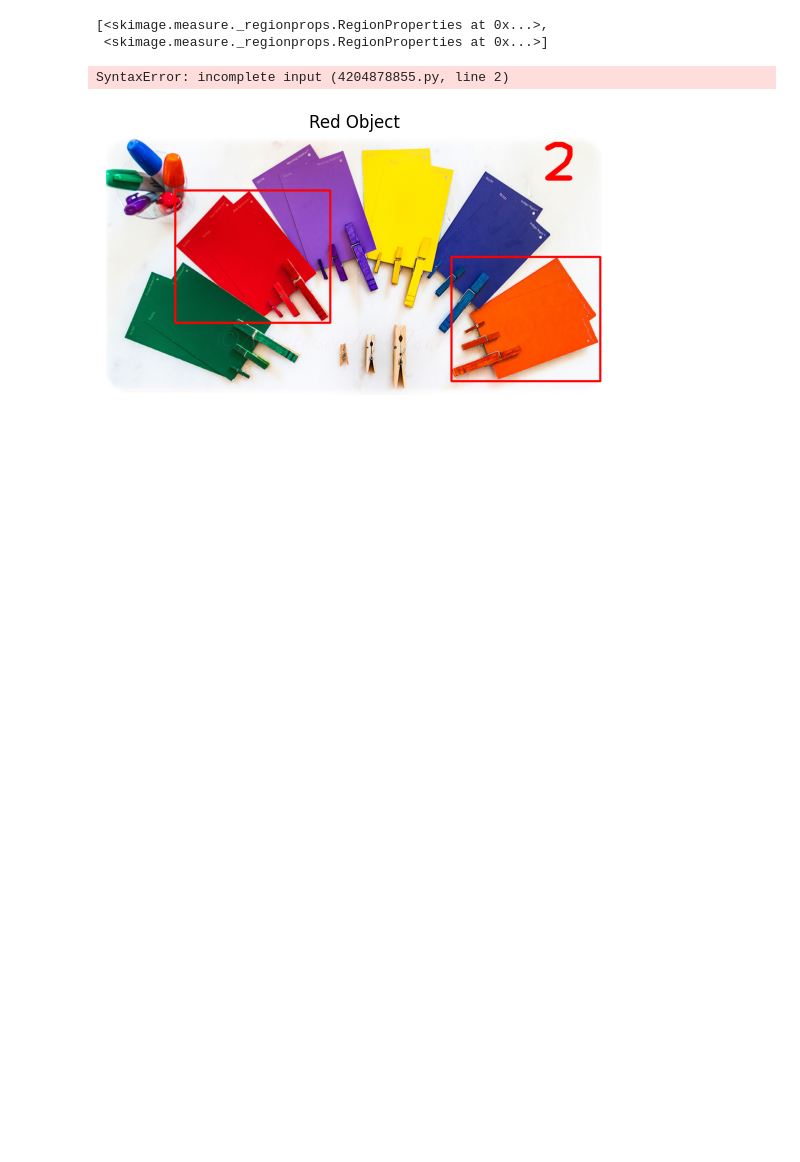
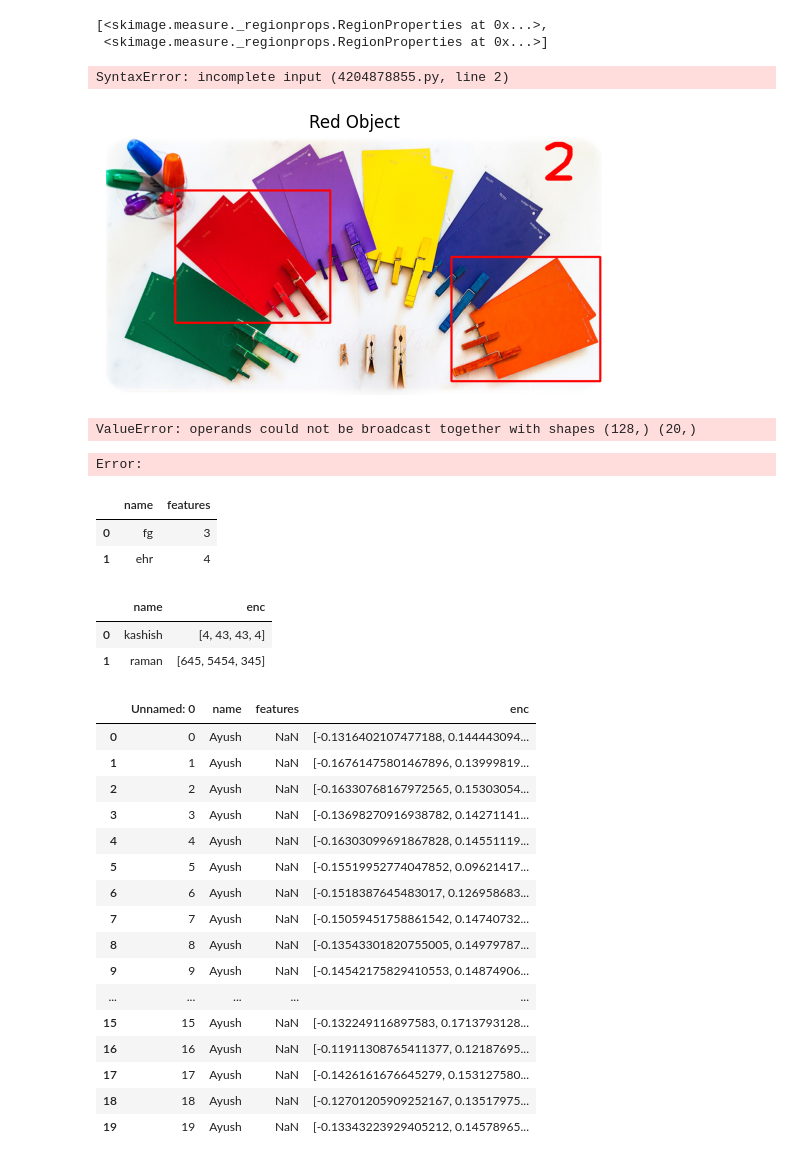
Before and after one commit to Ayush888-coder/piet_AI_7_23, a Jupyter notebook: day_11.ipynb, the cells around one changed output. Drawn from its saved outputs; the diff is of its cells as text; code cells hidden in the pictures; blank space fills up the shorter version.

Commit message:
face_registration

```diff
--- a/day_11.ipynb
+++ b/day_11.ipynb
@@ -263,0 +360,76 @@ vid.release()
+# %%
+#Face Registration
+import cv2
+import face_recognition as fr
+import pandas as pd
+fname='features.csv'
+try:
+    df=pd.read_csv(fname)
+except:
+    print('Face Database not found. Halt')
+    err=True
+else:
+    fd= cv2.CascadeClassifier(cv2.data.haarcascades +'haarcascade_frontalface_default.xml')
+    vid = cv2.VideoCapture(0)
+
+    while True:
+        ack,img=vid.read()
+        if ack:
+            faces=fd.detectMultiScale(img,1.2,10,minSize=(150,150))
+            if len(faces) == 1:
+                x,y,w,h = faces[0]
+                face_img = img[y:y+h, x:x+w , :].copy()
+                face_enc = fr.face_encodings(face_img)
+                if len(face_enc) == 1:
+                    for idx,val in enumerate(df['enc'].apply(lambda x:eval(x)))
+                    matches = fr.compare_faces(face_enc[0],df['enc'].apply(lambda x:eval(x)))
+                    match_ind = matches.index(True)
+                    name=df['name'][match_ind]
+                    cv2.putText(img,name,(150,150),
+                        cv2.FONT_HERSHEY_PLAIN,10,(0,0,255),10)
+            cv2.imshow('Preview',img)
+            key=cv2.waitKey(1)
+            if key==ord('x'):
+                break
+    cv2.destroyAllWindows(); cv2.waitKey(1)
+    vid.release()
+# %% [output]
+ValueError: operands could not be broadcast together with shapes (128,) (20,)
+Error:
+# %%
+import pandas as pd
+df=pd.DataFrame({'name':['fg','ehr'],'features':[3,4]})
+df
+# %% [output]
+|  | name | features |
+| 0 | fg | 3 |
+| 1 | ehr | 4 |
+# %%
+df1=pd.DataFrame({'name':['kashish','raman'],'enc':[[4,43,43,4,],[645,5454,345]]
+})
+df1
+# %% [output]
+|  | name | enc |
+| 0 | kashish | [4, 43, 43, 4] |
+| 1 | raman | [645, 5454, 345] |
+# %%
+df =pd.read_csv('features.csv')
+df
+# %% [output]
+|  | Unnamed: 0 | name | features | enc |
+| 0 | 0 | Ayush | NaN | [-0.1316402107477188, 0.144443094... |
+| 1 | 1 | Ayush | NaN | [-0.16761475801467896, 0.13999819... |
+| 2 | 2 | Ayush | NaN | [-0.16330768167972565, 0.15303054... |
+| 3 | 3 | Ayush | NaN | [-0.13698270916938782, 0.14271141... |
+| 4 | 4 | Ayush | NaN | [-0.16303099691867828, 0.14551119... |
+| 5 | 5 | Ayush | NaN | [-0.15519952774047852, 0.09621417... |
+| 6 | 6 | Ayush | NaN | [-0.1518387645483017, 0.126958683... |
+| 7 | 7 | Ayush | NaN | [-0.15059451758861542, 0.14740732... |
+| 8 | 8 | Ayush | NaN | [-0.13543301820755005, 0.14979787... |
+| 9 | 9 | Ayush | NaN | [-0.14542175829410553, 0.14874906... |
+| ... | ... | ... | ... | ... |
+| 15 | 15 | Ayush | NaN | [-0.132249116897583, 0.1713793128... |
+| 16 | 16 | Ayush | NaN | [-0.11911308765411377, 0.12187695... |
+| 17 | 17 | Ayush | NaN | [-0.1426161676645279, 0.153127580... |
+| 18 | 18 | Ayush | NaN | [-0.12701205909252167, 0.13517975... |
+| 19 | 19 | Ayush | NaN | [-0.13343223929405212, 0.14578965... |
```
Also changed, not shown: parts of 4 cells of this notebook.
